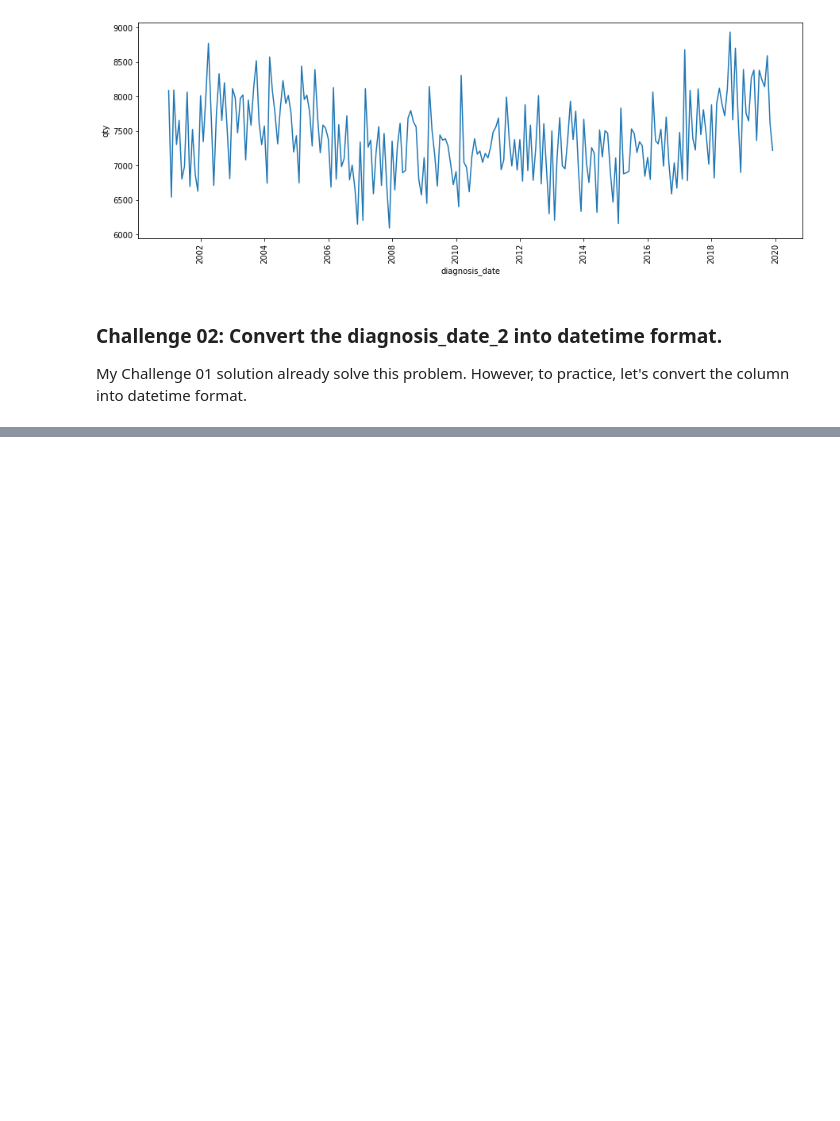
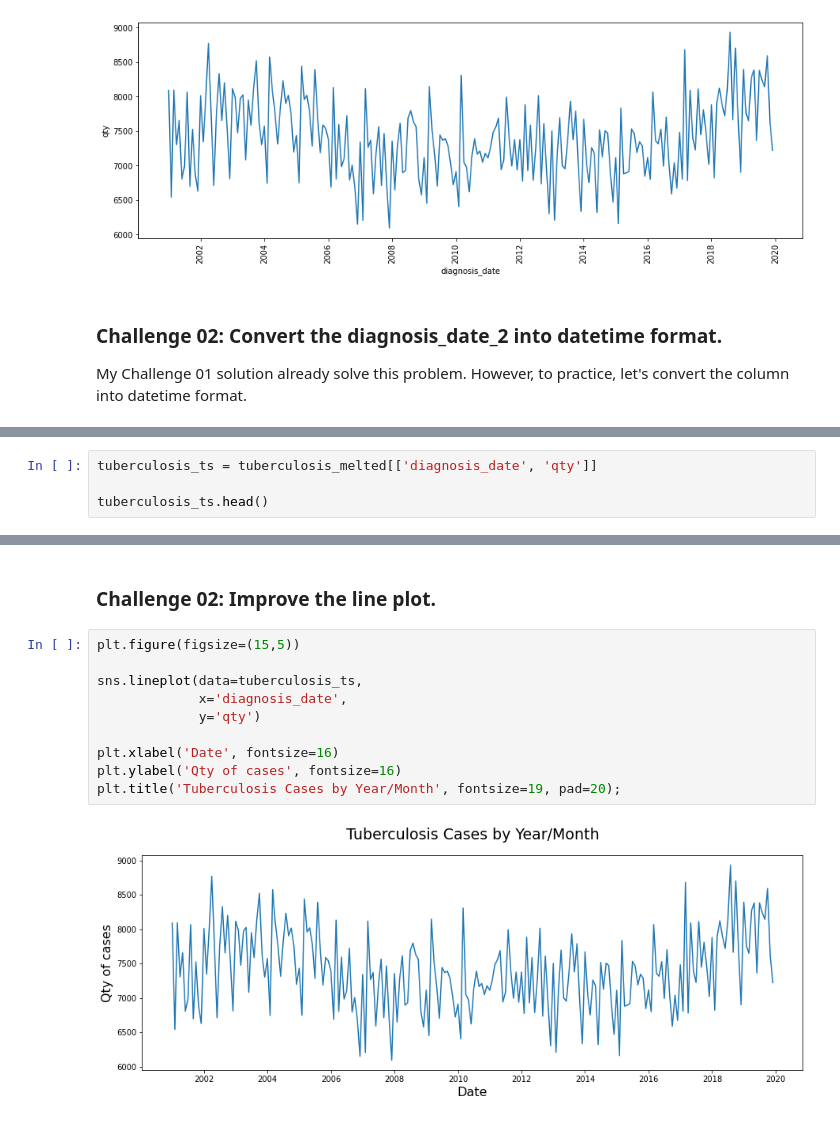
Before and after one commit to gabrielatrindade/alura-bootcamp, a Jupyter notebook: module4/lessons/tuberculosis_br.ipynb, the cells around one changed output, grey strips where cells are left out. Drawn from its saved outputs; the diff is of its cells as text; blank space fills up the shorter version.

Commit message:
module4: lesson 2: done challenge lesson 2: done

```diff
--- a/module4/lessons/tuberculosis_br.ipynb
+++ b/module4/lessons/tuberculosis_br.ipynb
@@ -186,0 +255,4 @@ memory usage: 10.8+ KB
+# %%
+tuberculosis_ts = tuberculosis_melted[['diagnosis_date', 'qty']]
+
+tuberculosis_ts.head()
@@ -186,0 +385,14 @@ memory usage: 10.8+ KB
+# %% [markdown]
+### Challenge 02: Improve the line plot.
+# %%
+plt.figure(figsize=(15,5))
+
+sns.lineplot(data=tuberculosis_ts,
+             x='diagnosis_date',
+             y='qty')
+
+plt.xlabel('Date', fontsize=16)
+plt.ylabel('Qty of cases', fontsize=16)
+plt.title('Tuberculosis Cases by Year/Month', fontsize=19, pad=20);
+# %% [output]
+[figure, added]
```
Also changed, not shown: parts of 20 cells of this notebook.
